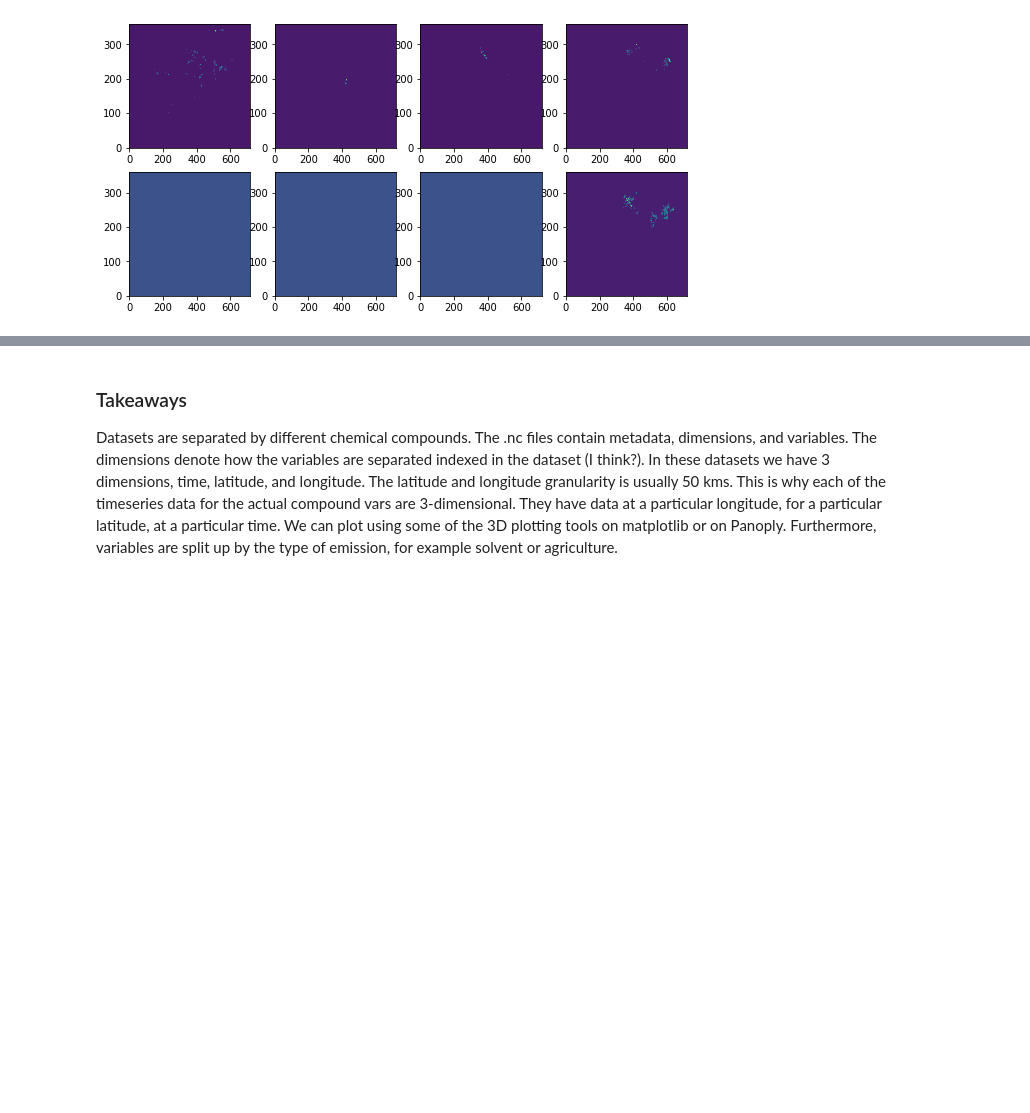
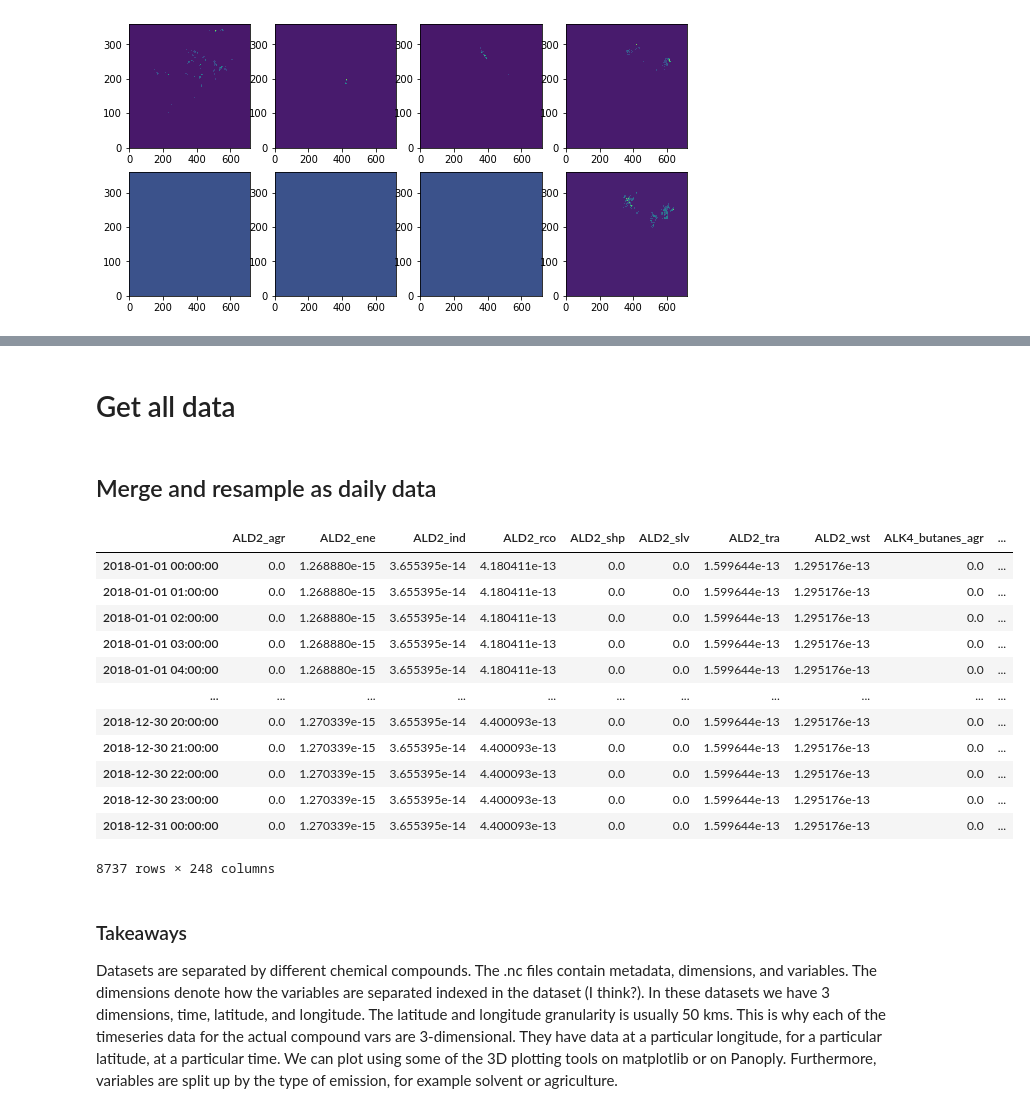
Before and after one commit to Tcintra/chem150, a Jupyter notebook: hemco_data_exploration.ipynb, the cells around one changed output, grey strips where cells are left out. Saved outputs shown, nothing was run; the diff lists cells and outputs as text; code cells hidden in the pictures; blank space fills up the shorter version.

```diff
--- a/hemco_data_exploration.ipynb
+++ b/hemco_data_exploration.ipynb
@@ -75,3 +104,58 @@ ds.close()
+# %% [markdown]
+# Get all data
+# %%
+# Get all URLS
+url = 'http://ftp.as.harvard.edu/gcgrid/data/ExtData/HEMCO/CEDS/v2021-06/2018/'
+r = requests.get(url)
+soup = BeautifulSoup(r.text, "html.parser")
+links = []
+for link in soup.findAll('a'):
+    links.append(link.get('href'))
+nc_links = links[5:]
+# %%
+for endpoint in nc_links:
+    r = requests.get(url + endpoint)
+    open('./data/2018/' + endpoint, 'wb').write(r.content)
+# %% [markdown]
+## Merge and resample as daily data
+# %%
+# NOTE: The HEMCO CEDS netcdf files use bounding box every 50 km, so we want the closest box (34.25, -118.25) to LA
+la_lat = 34.25
+la_lon = -118.25
+
+def make_ceds_df(lat, lon, nc_links):
+    dfs = []
+    for endpoint in nc_links:
+        df = get_compound_df('./data/2018/' + endpoint, lat, lon)
+        dfs.append(df)
+
+    full_df = dfs[0].join(dfs[1:], how='outer')
+
+    # NOTE: Not sure how to convert to timestamp so I will just convert to the first of the month for the given year
+    start = datetime.datetime(2018, 1, 1, 0, 0)
+    dates = [start + relativedelta(months=i) for i in range(0, 12)]
+    full_df.index = dates
+    full_df.loc[datetime.datetime(2018, 12, 31, 23, 0)] = full_df.loc[datetime.datetime(2018, 12, 1)] # Repeat last row
+    full_df = full_df.asfreq(freq='1h', method='ffill')
+
+    return full_df
+
+df = make_ceds_df(la_lat, la_lon, nc_links)
+df
+# %% [output]
+|  | ALD2_agr | ALD2_ene | ALD2_ind | ALD2_rco | ALD2_shp | ALD2_slv | ALD2_tra | ALD2_wst | ALK4_butanes_agr | ... |
+| 2018-01-01 00:00:00 | 0.0 | 1.268880e-15 | 3.655395e-14 | 4.180411e-13 | 0.0 | 0.0 | 1.599644e-13 | 1.295176e-13 | 0.0 | ... |
+| 2018-01-01 01:00:00 | 0.0 | 1.268880e-15 | 3.655395e-14 | 4.180411e-13 | 0.0 | 0.0 | 1.599644e-13 | 1.295176e-13 | 0.0 | ... |
+| 2018-01-01 02:00:00 | 0.0 | 1.268880e-15 | 3.655395e-14 | 4.180411e-13 | 0.0 | 0.0 | 1.599644e-13 | 1.295176e-13 | 0.0 | ... |
+| 2018-01-01 03:00:00 | 0.0 | 1.268880e-15 | 3.655395e-14 | 4.180411e-13 | 0.0 | 0.0 | 1.599644e-13 | 1.295176e-13 | 0.0 | ... |
+| 2018-01-01 04:00:00 | 0.0 | 1.268880e-15 | 3.655395e-14 | 4.180411e-13 | 0.0 | 0.0 | 1.599644e-13 | 1.295176e-13 | 0.0 | ... |
+| ... | ... | ... | ... | ... | ... | ... | ... | ... | ... | ... |
+| 2018-12-30 20:00:00 | 0.0 | 1.270339e-15 | 3.655395e-14 | 4.400093e-13 | 0.0 | 0.0 | 1.599644e-13 | 1.295176e-13 | 0.0 | ... |
+| 2018-12-30 21:00:00 | 0.0 | 1.270339e-15 | 3.655395e-14 | 4.400093e-13 | 0.0 | 0.0 | 1.599644e-13 | 1.295176e-13 | 0.0 | ... |
+| 2018-12-30 22:00:00 | 0.0 | 1.270339e-15 | 3.655395e-14 | 4.400093e-13 | 0.0 | 0.0 | 1.599644e-13 | 1.295176e-13 | 0.0 | ... |
+| 2018-12-30 23:00:00 | 0.0 | 1.270339e-15 | 3.655395e-14 | 4.400093e-13 | 0.0 | 0.0 | 1.599644e-13 | 1.295176e-13 | 0.0 | ... |
+| 2018-12-31 00:00:00 | 0.0 | 1.270339e-15 | 3.655395e-14 | 4.400093e-13 | 0.0 | 0.0 | 1.599644e-13 | 1.295176e-13 | 0.0 | ... |
+8737 rows × 248 columns
 # %% [markdown]
 ### Takeaways
 Datasets are separated by different chemical compounds. The .nc files contain metadata, dimensions, and variables. The dimensions denote how the variables are separated indexed in the dataset (I think?). In these datasets we have 3 dimensions, time, latitude, and longitude. The latitude and longitude granularity is usually 50 kms. This is why each of the timeseries data for the actual compound vars are 3-dimensional. They have data at a particular longitude, for a particular latitude, at a particular time. We can plot using some of the 3D plotting tools on matplotlib or on Panoply. Furthermore, variables are split up by the type of emission, for example solvent or agriculture.
```
Also changed, not shown: parts of 7 cells of this notebook, 9 other files.
